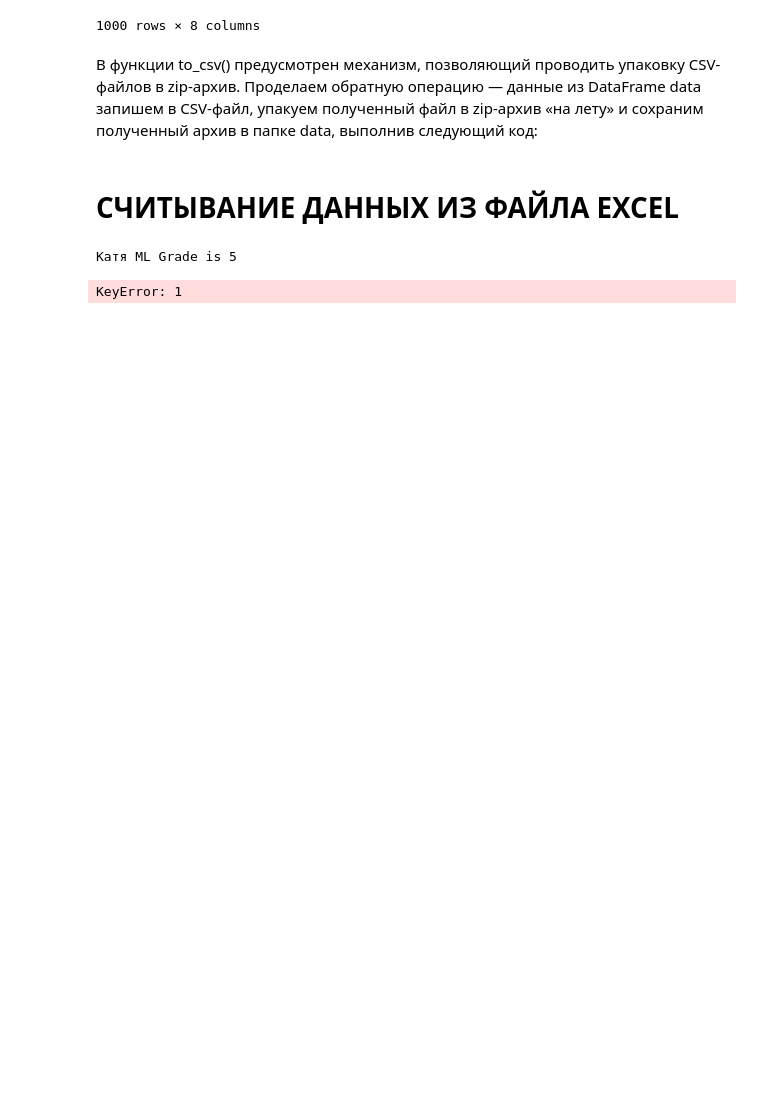
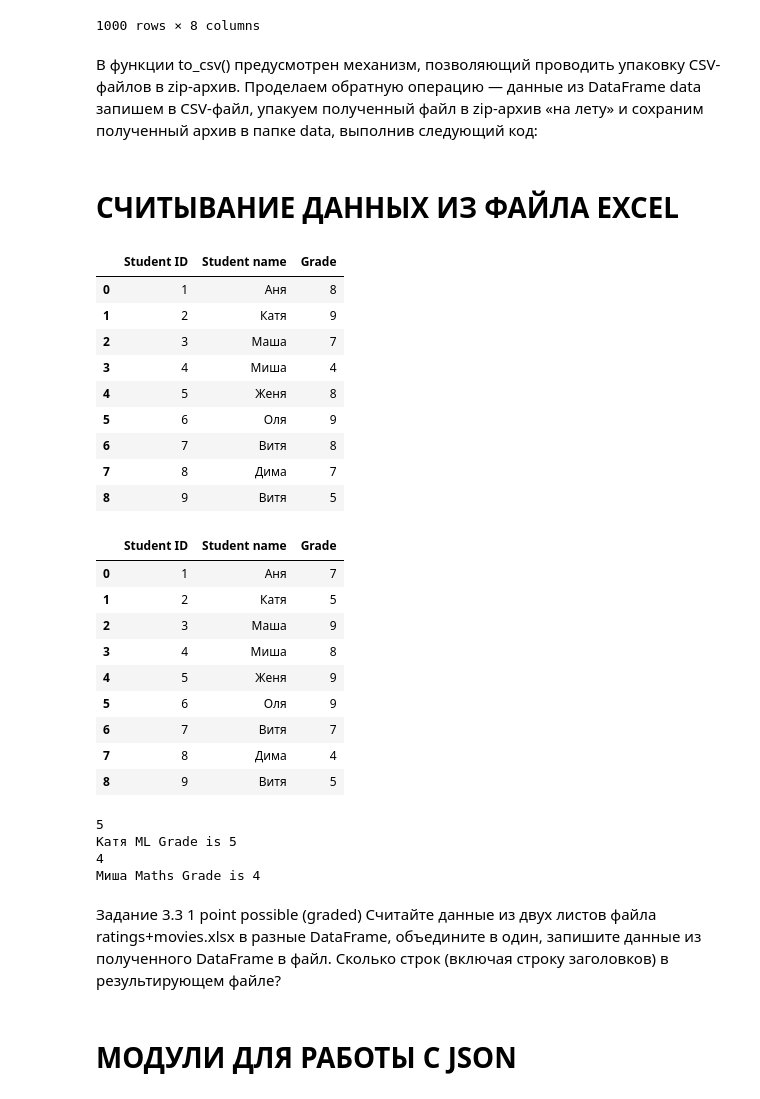
Before and after one commit to Dekoz3/VS_code, a Jupyter notebook: Задания Skillfactory/PY16/py16_theory.ipynb, the cells around one changed output. Cells and saved outputs as stored; diff of their text form; code cells hidden in the pictures; blank space fills up the shorter version.

```diff
--- a/Задания Skillfactory/PY16/py16_theory.ipynb
+++ b/Задания Skillfactory/PY16/py16_theory.ipynb
@@ -128,34 +132,62 @@ data.to_csv('data/out.zip', index=False, compression=compression_opts)
 # %%
 #https://lms.skillfactory.ru/assets/courseware/v1/bcf4e2cd271e9fd6afdba185ac4db9b9/asset-v1:SkillFactory+DSPR-2.0+14JULY2021+type@asset+block/grades.xlsx
 
 import pandas as pd
-import xlsxwriter
 
-grades_math = pd.read_excel('https://lms.skillfactory.ru/assets/courseware/v1/bcf4e2cd271e9fd6afdba185ac4db9b9/asset-v1:SkillFactory+DSPR-2.0+14JULY2021+type@asset+block/grades.xlsx', sheet_name= 'Maths')
-# display(grades_math)
-
-writer = pd.ExcelWriter('data\grades.xlsx', engine='xlsxwriter')
+f=open(r'data\grades.xlsx',"wb") #открываем файл для записи, в режиме wb
+ufr = requests.get("https://lms.skillfactory.ru/assets/courseware/v1/bcf4e2cd271e9fd6afdba185ac4db9b9/asset-v1:SkillFactory+DSPR-2.0+14JULY2021+type@asset+block/grades.xlsx") #делаем запрос
+f.write(ufr.content) #записываем содержимое в файл; как видите - content запроса
+f.close()
 
 
-grades_ml = pd.read_excel('https://lms.skillfactory.ru/assets/courseware/v1/bcf4e2cd271e9fd6afdba185ac4db9b9/asset-v1:SkillFactory+DSPR-2.0+14JULY2021+type@asset+block/grades.xlsx', sheet_name = 'ML')
-# display(grades_ml)
 
-grades_math.to_excel(writer, sheet_name='Maths')
-grades_ml.to_excel(writer, sheet_name='ML')
-writer.save()
+
+grades_math = pd.read_excel('data\grades.xlsx', sheet_name= 'Maths')
+display(grades_math)
+
+grades_ml = pd.read_excel('data\grades.xlsx', sheet_name = 'ML')
+display(grades_ml)
+# %% [output]
+|  | Student ID | Student name | Grade |
+| 0 | 1 | Аня | 8 |
+| 1 | 2 | Катя | 9 |
+| 2 | 3 | Маша | 7 |
+| 3 | 4 | Миша | 4 |
+| 4 | 5 | Женя | 8 |
+| 5 | 6 | Оля | 9 |
+| 6 | 7 | Витя | 8 |
+| 7 | 8 | Дима | 7 |
+| 8 | 9 | Витя | 5 |
+|  | Student ID | Student name | Grade |
+| 0 | 1 | Аня | 7 |
+| 1 | 2 | Катя | 5 |
+| 2 | 3 | Маша | 9 |
+| 3 | 4 | Миша | 8 |
+| 4 | 5 | Женя | 9 |
+| 5 | 6 | Оля | 9 |
+| 6 | 7 | Витя | 7 |
+| 7 | 8 | Дима | 4 |
+| 8 | 9 | Витя | 5 |
 # %%
 def read_grades_slsx(class_name, student_name, info='Grade'):
     grades = pd.read_excel('data/grades.xlsx', sheet_name=class_name)
     mask = grades['Student name'] == student_name
-    print(f'{student_name} {class_name} {info} is {grades[mask][info][1]}')
+    print(list(grades[mask][info])[0])
+    print(f'{student_name} {class_name} {info} is {list(grades[mask][info])[0]}')
 
 x = 'ML'
 z = 'Катя'
 read_grades_slsx(x,z)
 
-x = 'Maths'
-z = 'Миша'
-read_grades_slsx(x,z)
+class2 = 'Maths'
+student2 = 'Миша'
+read_grades_slsx(class_name=class2, student_name=student2)
 # %% [output]
+5
 Катя ML Grade is 5
+4
+Миша Maths Grade is 4
-KeyError: 1
+# %% [markdown]
+Задание 3.3
+1 point possible (graded)
+Считайте данные из двух листов файла ratings+movies.xlsx в разные DataFrame, объедините в один, запишите данные из полученного DataFrame в файл. Сколько строк (включая строку заголовков) в результирующем файле?
@@ -161,0 +208,2 @@ KeyError: 1
+# %% [markdown]
+# МОДУЛИ ДЛЯ РАБОТЫ С JSON
```
Also changed, not shown: parts of 44 cells of this notebook, 9 other files.
